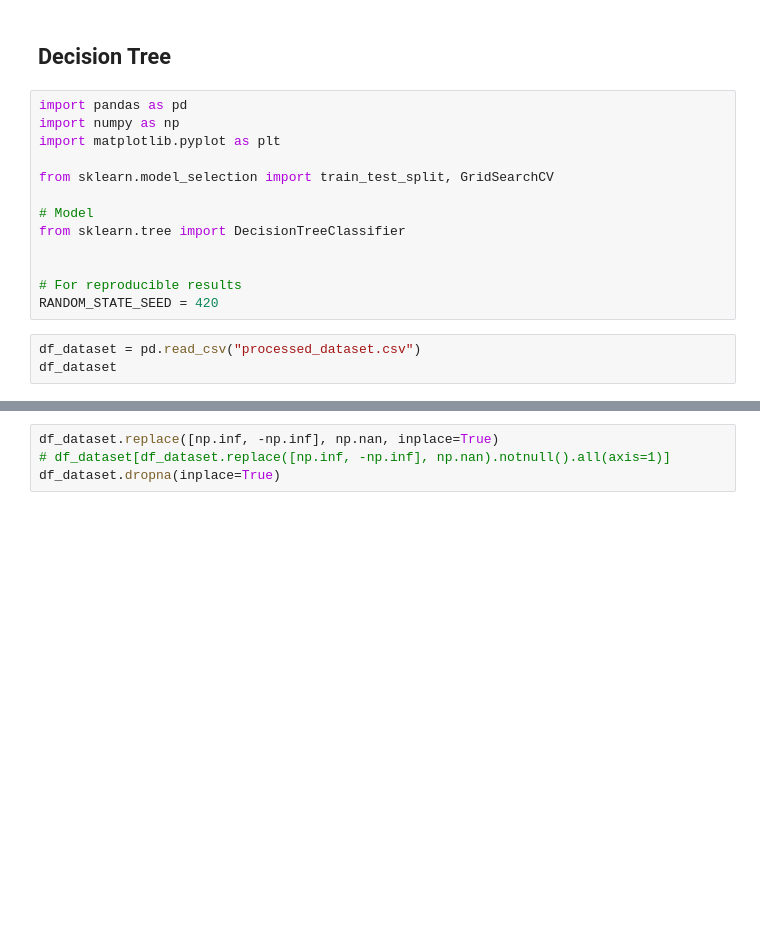
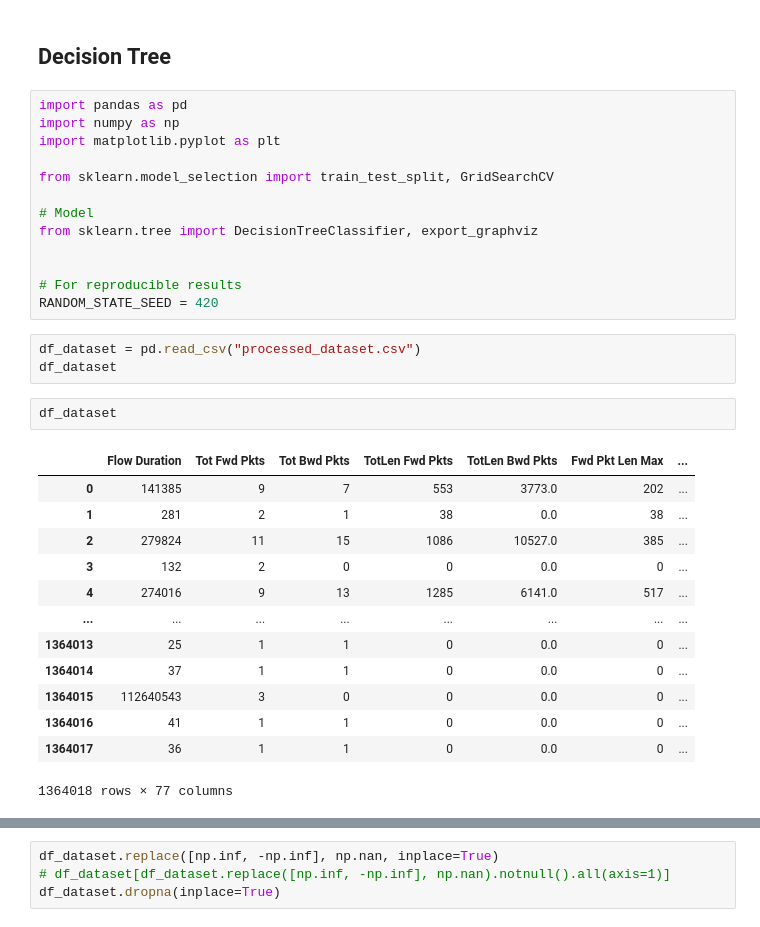
Before and after one commit to mjacker/MJCapstone, a Jupyter notebook: 4_Decision_Tree_Classifier.ipynb, the cells around one changed output, grey strips where cells are left out. Saved outputs shown, nothing was run; the diff lists cells and outputs as text; blank space fills up the shorter version.

```diff
--- a/4_Decision_Tree_Classifier.ipynb
+++ b/4_Decision_Tree_Classifier.ipynb
@@ -8,7 +8,7 @@ import matplotlib.pyplot as plt
 from sklearn.model_selection import train_test_split, GridSearchCV
 
 # Model
-from sklearn.tree import DecisionTreeClassifier
+from sklearn.tree import DecisionTreeClassifier, export_graphviz
 
 
 # For reproducible results
@@ -16,4 +16,20 @@ RANDOM_STATE_SEED = 420
 # %%
 df_dataset = pd.read_csv("processed_dataset.csv")
 df_dataset
+# %%
+df_dataset
+# %% [output]
+|  | Flow Duration | Tot Fwd Pkts | Tot Bwd Pkts | TotLen Fwd Pkts | TotLen Bwd Pkts | Fwd Pkt Len Max | ... |
+| 0 | 141385 | 9 | 7 | 553 | 3773.0 | 202 | ... |
+| 1 | 281 | 2 | 1 | 38 | 0.0 | 38 | ... |
+| 2 | 279824 | 11 | 15 | 1086 | 10527.0 | 385 | ... |
+| 3 | 132 | 2 | 0 | 0 | 0.0 | 0 | ... |
+| 4 | 274016 | 9 | 13 | 1285 | 6141.0 | 517 | ... |
+| ... | ... | ... | ... | ... | ... | ... | ... |
+| 1364013 | 25 | 1 | 1 | 0 | 0.0 | 0 | ... |
+| 1364014 | 37 | 1 | 1 | 0 | 0.0 | 0 | ... |
+| 1364015 | 112640543 | 3 | 0 | 0 | 0.0 | 0 | ... |
+| 1364016 | 41 | 1 | 1 | 0 | 0.0 | 0 | ... |
+| 1364017 | 36 | 1 | 1 | 0 | 0.0 | 0 | ... |
+1364018 rows × 77 columns
 # %%
```
Also changed, not shown: parts of 18 cells of this notebook, 2 other files.
